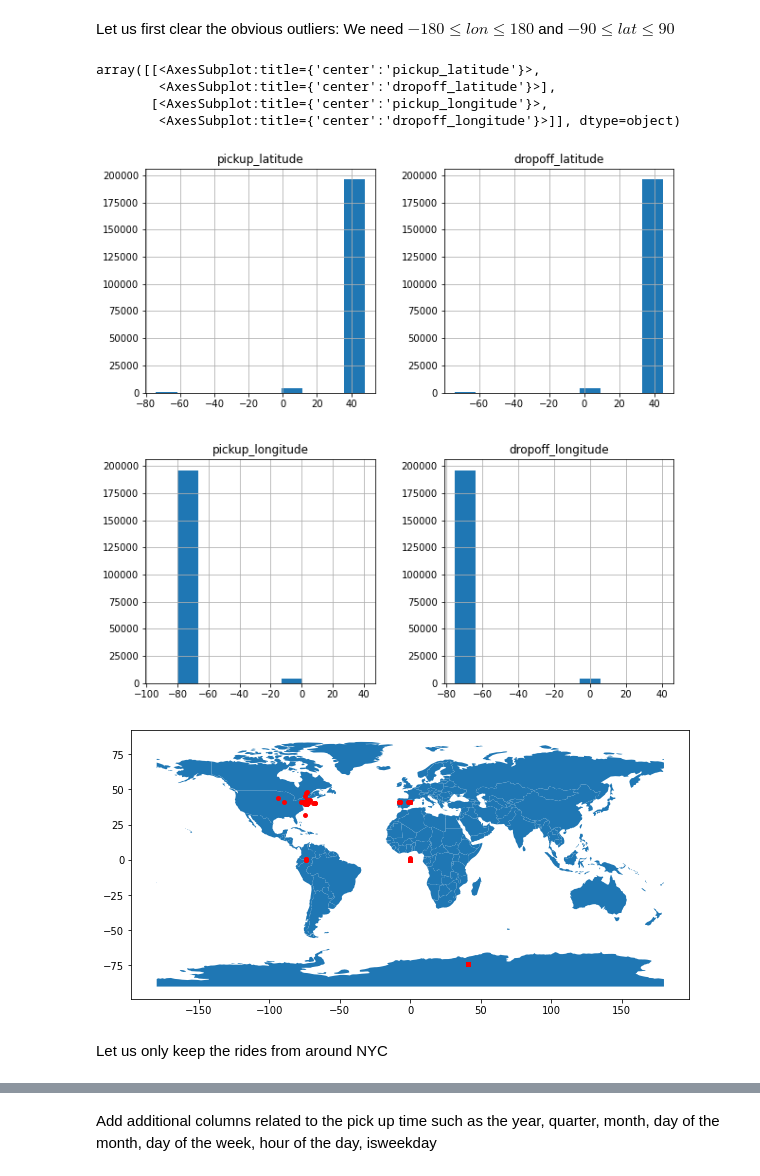
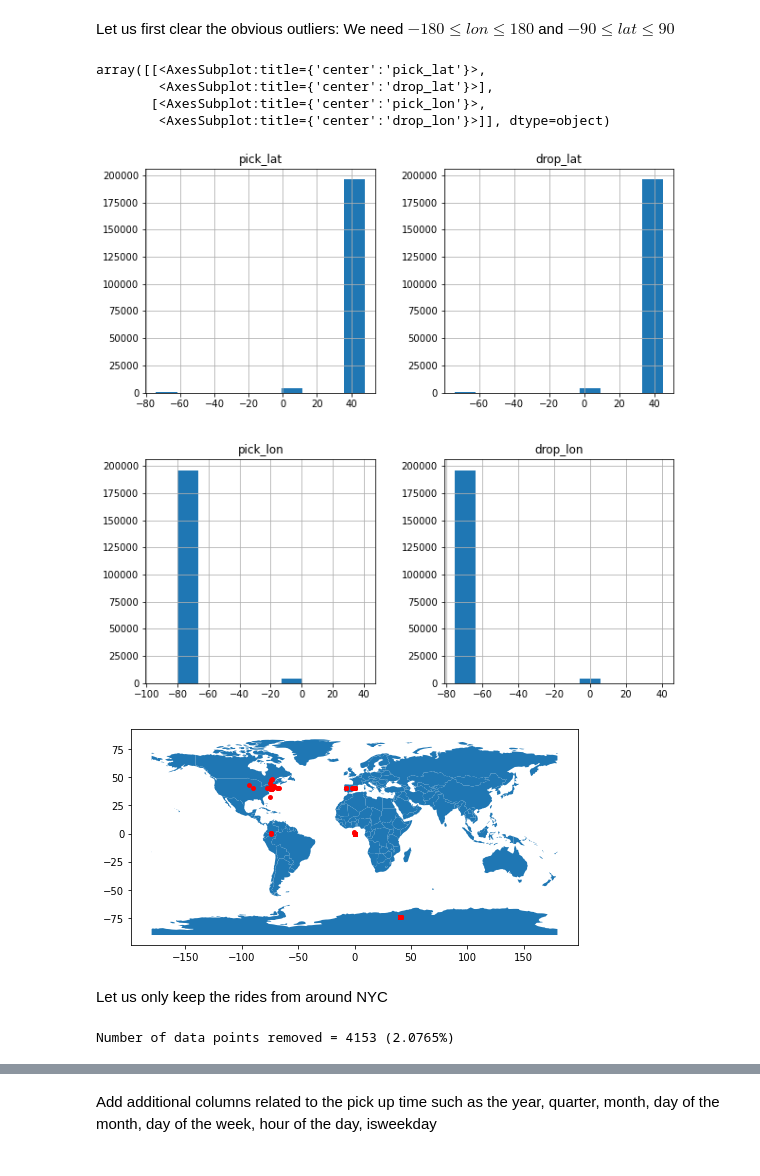
Before and after one commit to nikhil-ravi/ORIE5751Uber, a Jupyter notebook: python/datasets_nikhil.ipynb, the cells around one changed output, grey strips where cells are left out. Drawn from its saved outputs; the diff is of its cells as text; code cells hidden in the pictures.

```diff
--- a/python/datasets_nikhil.ipynb
+++ b/python/datasets_nikhil.ipynb
@@ -11,5 +11,6 @@ from dateutil import tz
 import matplotlib.pyplot as plt
 # %%
 # Load dataset
-data = pd.read_csv('../datasets/uber.csv',low_memory=False,index_col=0)
-data.dropna(inplace=True)
+data = pd.read_csv('../datasets/uber.csv',low_memory=False)
+data.drop(columns=['key','Unnamed: 0'],inplace=True)
+# data.dropna(inplace=True)
@@ -38,28 +66,29 @@ gdf.plot(ax=world.plot(figsize=(10, 6)), marker='o', color='red', markersize=15)
 Let us first clear the obvious outliers: We need $-180 \leq lon \leq 180$ and $-90 \leq lat \leq 90$
 # %%
 # Clean the data in terms of outlier co-ordinates
-data = data[~((data['pickup_longitude']>180) | (data['pickup_longitude']<-180) | (data['pickup_latitude']>90) | (data['pickup_latitude']<-90))]
-data = data[~((data['dropoff_longitude']>180) | (data['dropoff_longitude']<-180) | (data['dropoff_latitude']>90) | (data['dropoff_latitude']<-90))]
+data = data[~((data['pick_lon']>180) | (data['pick_lon']<-180) | (data['pick_lat']>90) | (data['pick_lat']<-90))]
+data = data[~((data['drop_lon']>180) | (data['drop_lon']<-180) | (data['drop_lat']>90) | (data['drop_lat']<-90))]
 # %%
-data.hist(["pickup_latitude","dropoff_latitude","pickup_longitude","dropoff_longitude"],figsize=(10,10))
+data.hist(["pick_lat","drop_lat","pick_lon","drop_lon"],figsize=(10,10))
 # %% [output]
-array([[<AxesSubplot:title={'center':'pickup_latitude'}>,
-        <AxesSubplot:title={'center':'dropoff_latitude'}>],
-       [<AxesSubplot:title={'center':'pickup_longitude'}>,
-        <AxesSubplot:title={'center':'dropoff_longitude'}>]], dtype=object)
+array([[<AxesSubplot:title={'center':'pick_lat'}>,
+        <AxesSubplot:title={'center':'drop_lat'}>],
+       [<AxesSubplot:title={'center':'pick_lon'}>,
+        <AxesSubplot:title={'center':'drop_lon'}>]], dtype=object)
-[figure, old version]
+[figure, new version]
 # %%
 df = pd.DataFrame()
-a = np.hstack((data[['pickup_longitude','pickup_latitude']],data[['dropoff_longitude','dropoff_latitude']]))
+a = np.hstack((data[['pick_lon','pick_lat']],data[['drop_lon','drop_lat']]))
 df[['lon','lat']] = np.array([[aa[0],aa[1]] for aa in a])
 
 geometry = [Point(xy) for xy in zip(df['lon'], df['lat'])]
 gdf = GeoDataFrame(df, geometry=geometry)
 #this is a simple map that goes with geopandas
 world = gpd.read_file(gpd.datasets.get_path('naturalearth_lowres'))
-gdf.plot(ax=world.plot(figsize=(10, 6)), marker='o', color='red', markersize=15);
+gdf.plot(ax=world.plot(figsize=(8, 6)), marker='o', color='red', markersize=15);
+plt.savefig('./figs/worldscatter.png',dpi=414,bbox_inches='tight')
 # %% [output]
-[figure, old version]
+[figure, new version]
 # %% [markdown]
 Let us only keep the rides from around NYC
 # %%
@@ -69,2 +98,6 @@ data = data[~((data['dropoff_longitude']>-72) | (data['dropoff_longitude']<-76)
+# %%
+print('Number of data points removed = {} ({}%)'.format(200000-len(data),(200000-len(data))/2000))
+# %% [output]
+Number of data points removed = 4153 (2.0765%)
 # %%
 df = pd.DataFrame()
```
Also changed, not shown: parts of 25 cells of this notebook, 52 other files.
